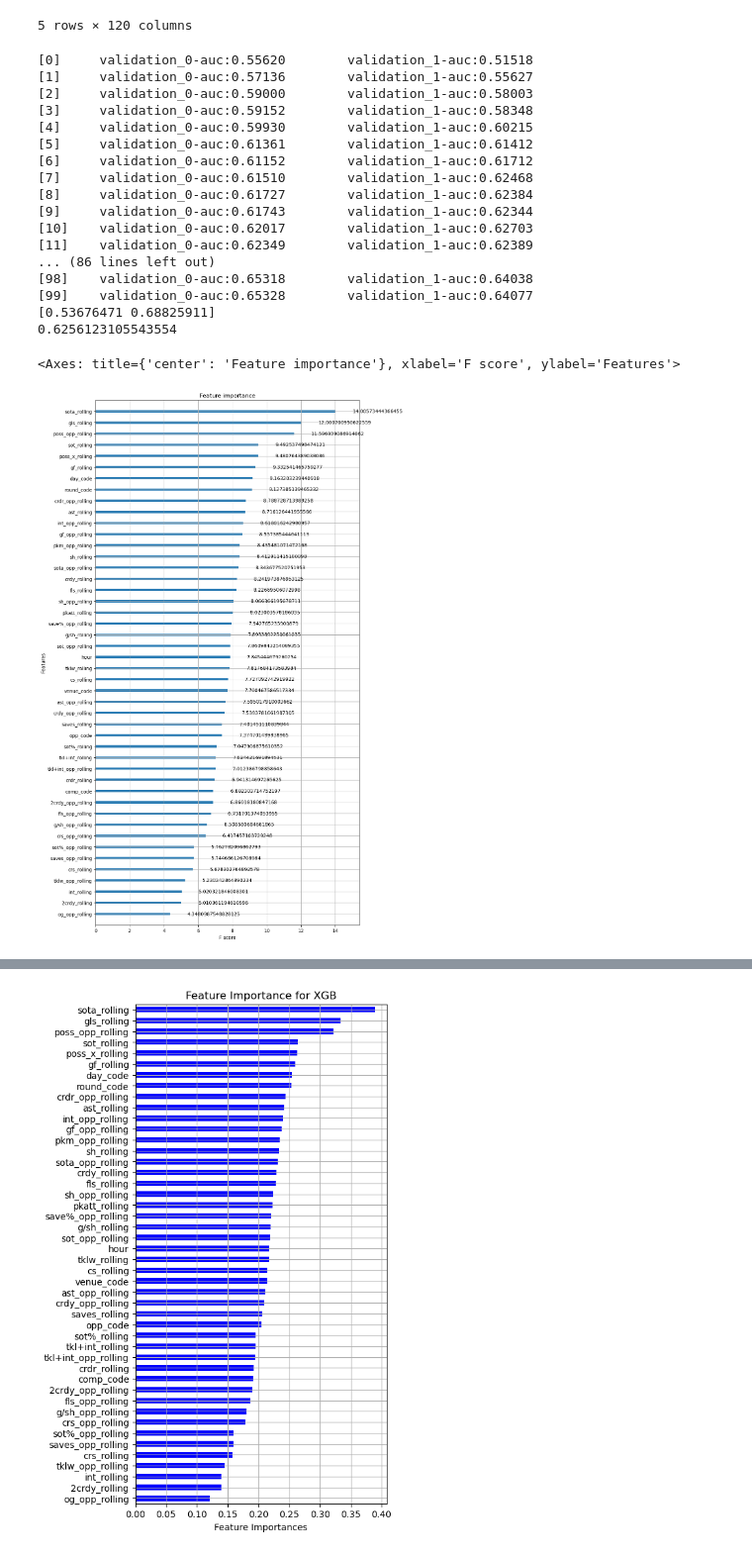
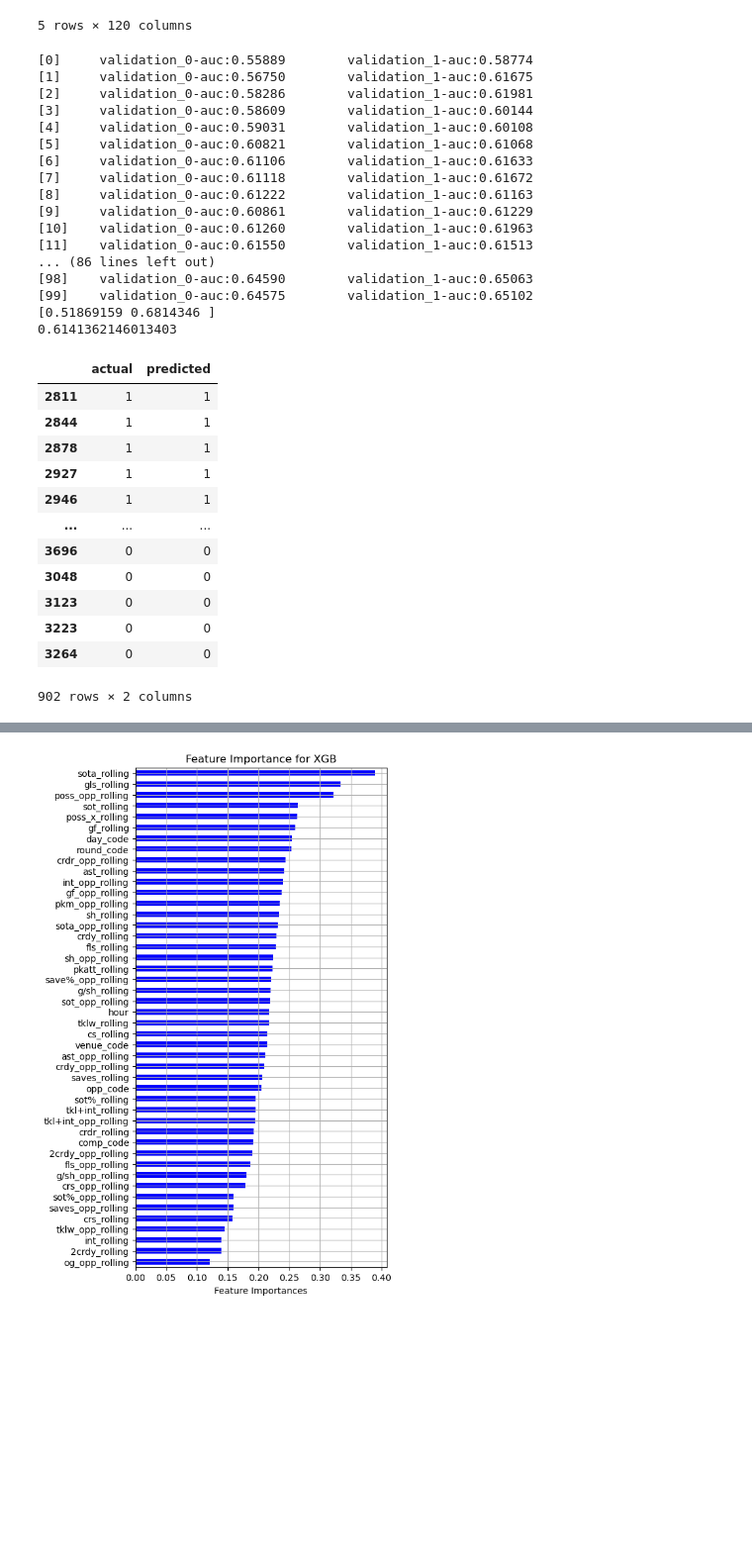
Before and after one commit to RaminVali/CL_WebScraping_ML_Prediction, a Jupyter notebook: prediction.ipynb, the cells around one changed output, grey strips where cells are left out. Shown: that part at 99% size. Drawn from its saved outputs; the diff is of its cells as text; code cells hidden in the pictures; blank space fills up the shorter version.

```diff
--- a/prediction.ipynb
+++ b/prediction.ipynb
@@ -329,7 +329,7 @@ XGB_model = xgb.XGBClassifier(verbosity = 0,
                               scale_pos_weight = 0.76,
                               )
 #XGB_model.get_params()
-combined, precision_weight, precision_raw, importances,XGB_model = make_xgb_predictions (XGB_model,df_rolling, all_cols)
+combined, precision_weight, precision_raw, importances,XGB_model = make_xgb_predictions (XGB_model,df_rolling, predictors+new_cols)
 print(precision_raw)
 print(precision_weight)
 a = pd.crosstab(index=combined["actual"], columns=combined["predicted"])
@@ -339,32 +339,37 @@ import plotly.express as px
 fig = px.imshow(a, color_continuous_scale='blues', text_auto=True, x = ['won', 'not won'], y = ['won','not won'])
 fig.show()
 # %% [output]
-[0]     validation_0-auc:0.55620        validation_1-auc:0.51518
-[1]     validation_0-auc:0.57136        validation_1-auc:0.55627
-[2]     validation_0-auc:0.59000        validation_1-auc:0.58003
-[3]     validation_0-auc:0.59152        validation_1-auc:0.58348
-[4]     validation_0-auc:0.59930        validation_1-auc:0.60215
-[5]     validation_0-auc:0.61361        validation_1-auc:0.61412
-[6]     validation_0-auc:0.61152        validation_1-auc:0.61712
-[7]     validation_0-auc:0.61510        validation_1-auc:0.62468
-[8]     validation_0-auc:0.61727        validation_1-auc:0.62384
-[9]     validation_0-auc:0.61743        validation_1-auc:0.62344
-[10]    validation_0-auc:0.62017        validation_1-auc:0.62703
-[11]    validation_0-auc:0.62349        validation_1-auc:0.62389
+[0]     validation_0-auc:0.55889        validation_1-auc:0.58774
+[1]     validation_0-auc:0.56750        validation_1-auc:0.61675
+[2]     validation_0-auc:0.58286        validation_1-auc:0.61981
+[3]     validation_0-auc:0.58609        validation_1-auc:0.60144
+[4]     validation_0-auc:0.59031        validation_1-auc:0.60108
+[5]     validation_0-auc:0.60821        validation_1-auc:0.61068
+[6]     validation_0-auc:0.61106        validation_1-auc:0.61633
+[7]     validation_0-auc:0.61118        validation_1-auc:0.61672
+[8]     validation_0-auc:0.61222        validation_1-auc:0.61163
+[9]     validation_0-auc:0.60861        validation_1-auc:0.61229
+[10]    validation_0-auc:0.61260        validation_1-auc:0.61963
+[11]    validation_0-auc:0.61550        validation_1-auc:0.61513
 ... (86 lines left out)
-[98]    validation_0-auc:0.65318        validation_1-auc:0.64038
-[99]    validation_0-auc:0.65328        validation_1-auc:0.64077
-[0.53676471 0.68825911]
-0.6256123105543554
+[98]    validation_0-auc:0.64590        validation_1-auc:0.65063
+[99]    validation_0-auc:0.64575        validation_1-auc:0.65102
+[0.51869159 0.6814346 ]
+0.6141362146013403
-# %%
-def my_plot_importance(booster, figsize, **kwargs):
-    from matplotlib import pyplot as plt
-    from xgboost import plot_importance
-    fig, ax = plt.subplots(1,1,figsize=figsize)
-    return plot_importance(booster=booster, importance_type= 'gain', ax=ax, **kwargs)
-
-my_plot_importance(XGB_model, (10,20))
-# %% [output]
-<Axes: title={'center': 'Feature importance'}, xlabel='F score', ylabel='Features'>
-[figure, removed]
+# %%
+combined
+# %% [output]
+|  | actual | predicted |
+| 2811 | 1 | 1 |
+| 2844 | 1 | 1 |
+| 2878 | 1 | 1 |
+| 2927 | 1 | 1 |
+| 2946 | 1 | 1 |
+| ... | ... | ... |
+| 3696 | 0 | 0 |
+| 3048 | 0 | 0 |
+| 3123 | 0 | 0 |
+| 3223 | 0 | 0 |
+| 3264 | 0 | 0 |
+902 rows × 2 columns
 # %%
```
Also changed, not shown: parts of 9 cells of this notebook, 4 other files.
